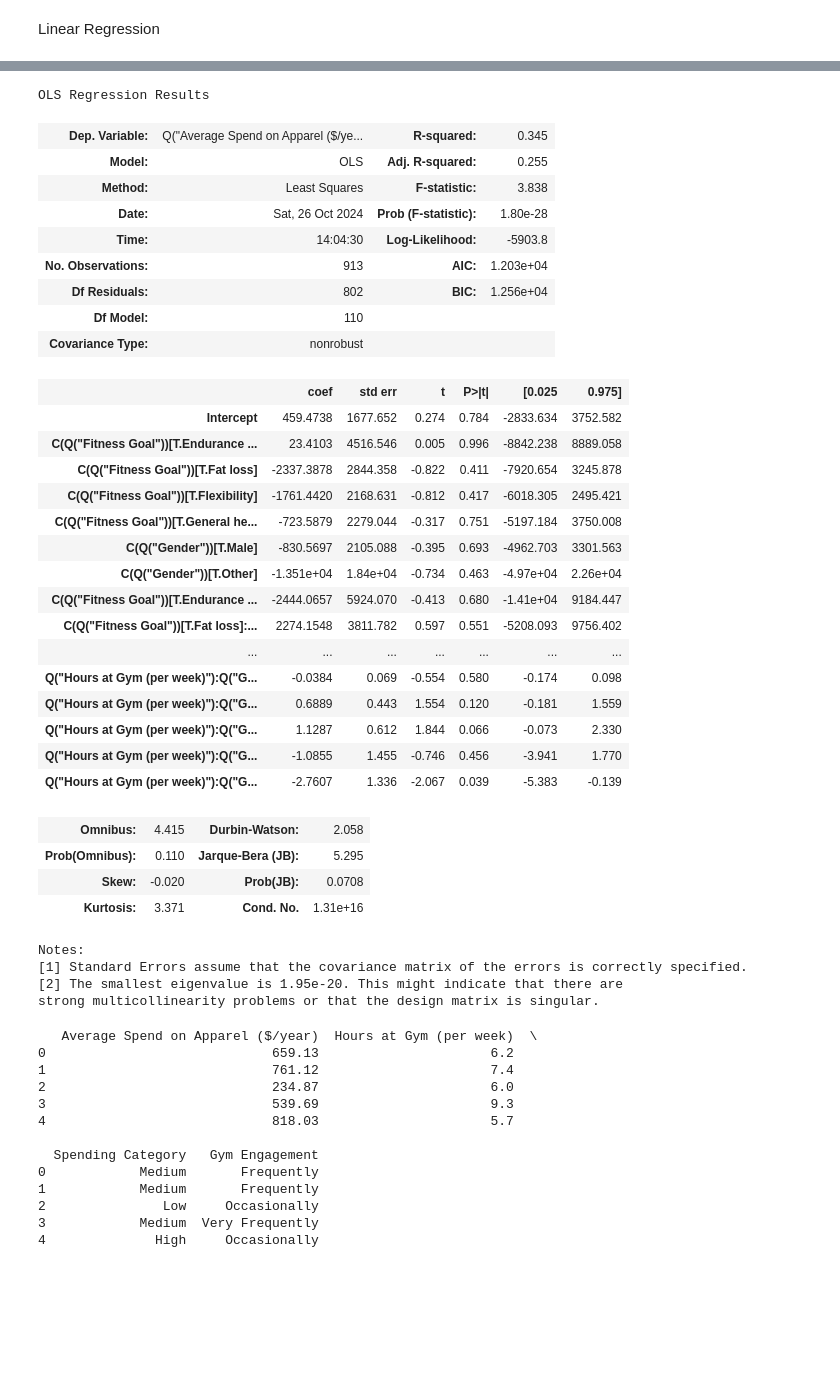
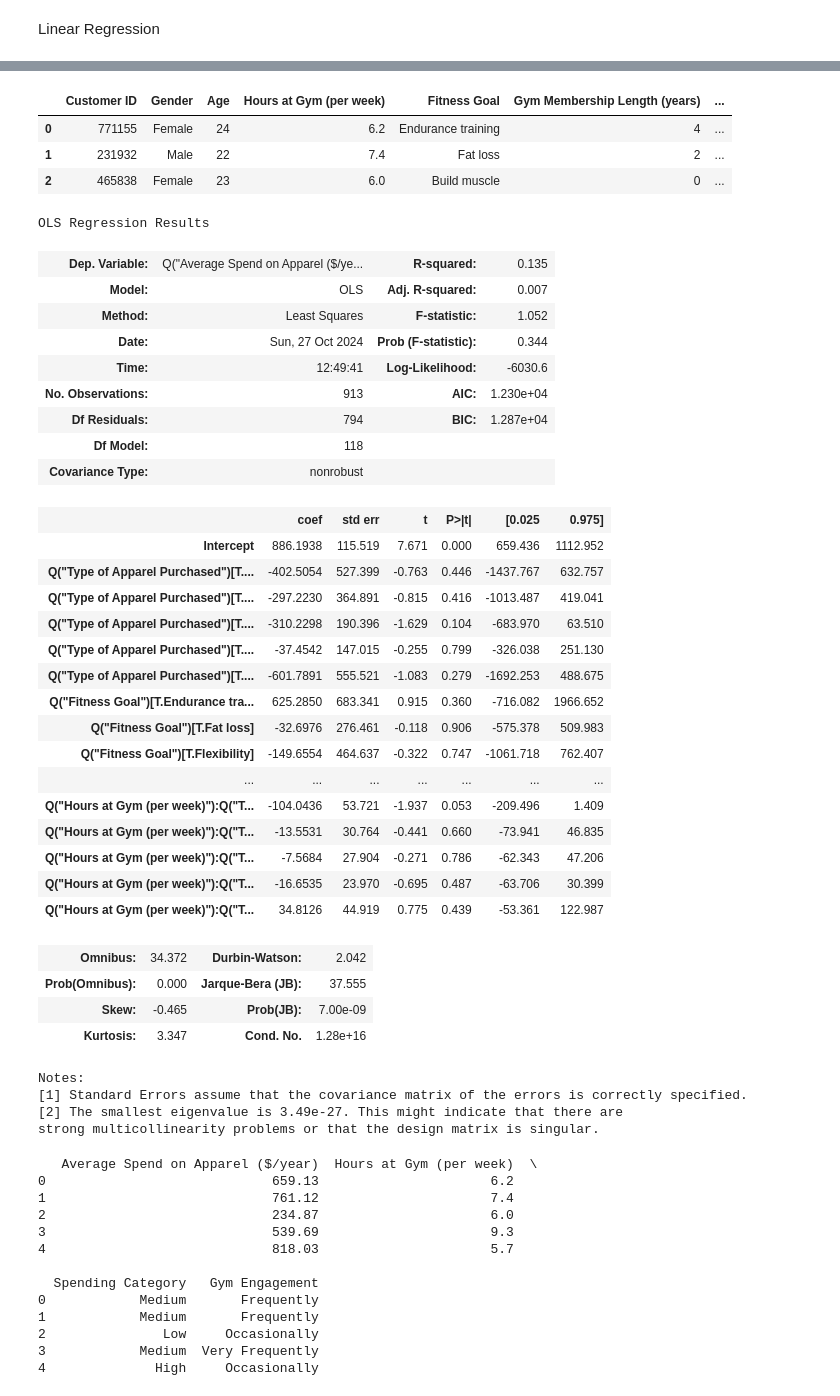
Before and after one commit to svnxxa/BOLT-First-Byte-Datathon, a Jupyter notebook: PulseGear x FlexField.ipynb, the cells around one changed output, grey strips where cells are left out. Saved outputs shown, nothing was run; the diff lists cells and outputs as text; code cells hidden in the pictures; blank space fills up the shorter version.

```diff
--- a/PulseGear x FlexField.ipynb
+++ b/PulseGear x FlexField.ipynb
@@ -312,44 +322,51 @@ strong multicollinearity or other numerical problems.
+# %%
+merged_data.head(3)
+# %% [output]
+|  | Customer ID | Gender | Age | Hours at Gym (per week) | Fitness Goal | Gym Membership Length (years) | ... |
+| 0 | 771155 | Female | 24 | 6.2 | Endurance training | 4 | ... |
+| 1 | 231932 | Male | 22 | 7.4 | Fat loss | 2 | ... |
+| 2 | 465838 | Female | 23 | 6.0 | Build muscle | 0 | ... |
 # %%
-formula_2 = 'Q("Average Spend on Apparel ($/year)") ~ Q("Hours at Gym (per week)") * Q("Gym Membership Length (years)") * Q("Calorie Intake") * C(Q("Fitness Goal")) * C(Q("Gender"))'
+formula_2 = 'Q("Average Spend on Apparel ($/year)") ~ Q("Hours at Gym (per week)") * Q("Type of Apparel Purchased") * Q("Gym Membership Length (years)") * Q("Fitness Goal")'
 
 # Fit the linear regression model
 model_2 = smf.ols(formula=formula_2, data=merged_data).fit()
 model_summary = model_2.summary()
 model_summary
 # %% [output]
 OLS Regression Results
-| Dep. Variable: | Q("Average Spend on Apparel ($/ye... | R-squared: | 0.345 |
-| Model: | OLS | Adj. R-squared: | 0.255 |
-| Method: | Least Squares | F-statistic: | 3.838 |
-| Date: | Sat, 26 Oct 2024 | Prob (F-statistic): | 1.80e-28 |
-| Time: | 14:04:30 | Log-Likelihood: | -5903.8 |
-| No. Observations: | 913 | AIC: | 1.203e+04 |
-| Df Residuals: | 802 | BIC: | 1.256e+04 |
-| Df Model: | 110 |  |  |
+| Dep. Variable: | Q("Average Spend on Apparel ($/ye... | R-squared: | 0.135 |
+| Model: | OLS | Adj. R-squared: | 0.007 |
+| Method: | Least Squares | F-statistic: | 1.052 |
+| Date: | Sun, 27 Oct 2024 | Prob (F-statistic): | 0.344 |
+| Time: | 12:49:41 | Log-Likelihood: | -6030.6 |
+| No. Observations: | 913 | AIC: | 1.230e+04 |
+| Df Residuals: | 794 | BIC: | 1.287e+04 |
+| Df Model: | 118 |  |  |
 | Covariance Type: | nonrobust |  |  |
 |  | coef | std err | t | P>|t| | [0.025 | 0.975] |
-| Intercept | 459.4738 | 1677.652 | 0.274 | 0.784 | -2833.634 | 3752.582 |
-| C(Q("Fitness Goal"))[T.Endurance ... | 23.4103 | 4516.546 | 0.005 | 0.996 | -8842.238 | 8889.058 |
-| C(Q("Fitness Goal"))[T.Fat loss] | -2337.3878 | 2844.358 | -0.822 | 0.411 | -7920.654 | 3245.878 |
-| C(Q("Fitness Goal"))[T.Flexibility] | -1761.4420 | 2168.631 | -0.812 | 0.417 | -6018.305 | 2495.421 |
-| C(Q("Fitness Goal"))[T.General he... | -723.5879 | 2279.044 | -0.317 | 0.751 | -5197.184 | 3750.008 |
-| C(Q("Gender"))[T.Male] | -830.5697 | 2105.088 | -0.395 | 0.693 | -4962.703 | 3301.563 |
-| C(Q("Gender"))[T.Other] | -1.351e+04 | 1.84e+04 | -0.734 | 0.463 | -4.97e+04 | 2.26e+04 |
-| C(Q("Fitness Goal"))[T.Endurance ... | -2444.0657 | 5924.070 | -0.413 | 0.680 | -1.41e+04 | 9184.447 |
-| C(Q("Fitness Goal"))[T.Fat loss]:... | 2274.1548 | 3811.782 | 0.597 | 0.551 | -5208.093 | 9756.402 |
+| Intercept | 886.1938 | 115.519 | 7.671 | 0.000 | 659.436 | 1112.952 |
+| Q("Type of Apparel Purchased")[T.... | -402.5054 | 527.399 | -0.763 | 0.446 | -1437.767 | 632.757 |
+| Q("Type of Apparel Purchased")[T.... | -297.2230 | 364.891 | -0.815 | 0.416 | -1013.487 | 419.041 |
+| Q("Type of Apparel Purchased")[T.... | -310.2298 | 190.396 | -1.629 | 0.104 | -683.970 | 63.510 |
+| Q("Type of Apparel Purchased")[T.... | -37.4542 | 147.015 | -0.255 | 0.799 | -326.038 | 251.130 |
+| Q("Type of Apparel Purchased")[T.... | -601.7891 | 555.521 | -1.083 | 0.279 | -1692.253 | 488.675 |
+| Q("Fitness Goal")[T.Endurance tra... | 625.2850 | 683.341 | 0.915 | 0.360 | -716.082 | 1966.652 |
+| Q("Fitness Goal")[T.Fat loss] | -32.6976 | 276.461 | -0.118 | 0.906 | -575.378 | 509.983 |
+| Q("Fitness Goal")[T.Flexibility] | -149.6554 | 464.637 | -0.322 | 0.747 | -1061.718 | 762.407 |
 | ... | ... | ... | ... | ... | ... | ... |
-| Q("Hours at Gym (per week)"):Q("G... | -0.0384 | 0.069 | -0.554 | 0.580 | -0.174 | 0.098 |
-| Q("Hours at Gym (per week)"):Q("G... | 0.6889 | 0.443 | 1.554 | 0.120 | -0.181 | 1.559 |
-| Q("Hours at Gym (per week)"):Q("G... | 1.1287 | 0.612 | 1.844 | 0.066 | -0.073 | 2.330 |
-| Q("Hours at Gym (per week)"):Q("G... | -1.0855 | 1.455 | -0.746 | 0.456 | -3.941 | 1.770 |
-| Q("Hours at Gym (per week)"):Q("G... | -2.7607 | 1.336 | -2.067 | 0.039 | -5.383 | -0.139 |
+| Q("Hours at Gym (per week)"):Q("T... | -104.0436 | 53.721 | -1.937 | 0.053 | -209.496 | 1.409 |
+| Q("Hours at Gym (per week)"):Q("T... | -13.5531 | 30.764 | -0.441 | 0.660 | -73.941 | 46.835 |
+| Q("Hours at Gym (per week)"):Q("T... | -7.5684 | 27.904 | -0.271 | 0.786 | -62.343 | 47.206 |
+| Q("Hours at Gym (per week)"):Q("T... | -16.6535 | 23.970 | -0.695 | 0.487 | -63.706 | 30.399 |
+| Q("Hours at Gym (per week)"):Q("T... | 34.8126 | 44.919 | 0.775 | 0.439 | -53.361 | 122.987 |
-| Omnibus: | 4.415 | Durbin-Watson: | 2.058 |
-| Prob(Omnibus): | 0.110 | Jarque-Bera (JB): | 5.295 |
-| Skew: | -0.020 | Prob(JB): | 0.0708 |
-| Kurtosis: | 3.371 | Cond. No. | 1.31e+16 |
+| Omnibus: | 34.372 | Durbin-Watson: | 2.042 |
+| Prob(Omnibus): | 0.000 | Jarque-Bera (JB): | 37.555 |
+| Skew: | -0.465 | Prob(JB): | 7.00e-09 |
+| Kurtosis: | 3.347 | Cond. No. | 1.28e+16 |
 Notes:
 [1] Standard Errors assume that the covariance matrix of the errors is correctly specified.
-[2] The smallest eigenvalue is 1.95e-20. This might indicate that there are
+[2] The smallest eigenvalue is 3.49e-27. This might indicate that there are
 strong multicollinearity problems or that the design matrix is singular.
 # %%
 import pandas as pd
```
Also changed, not shown: parts of 7 cells of this notebook, 2 other files.
